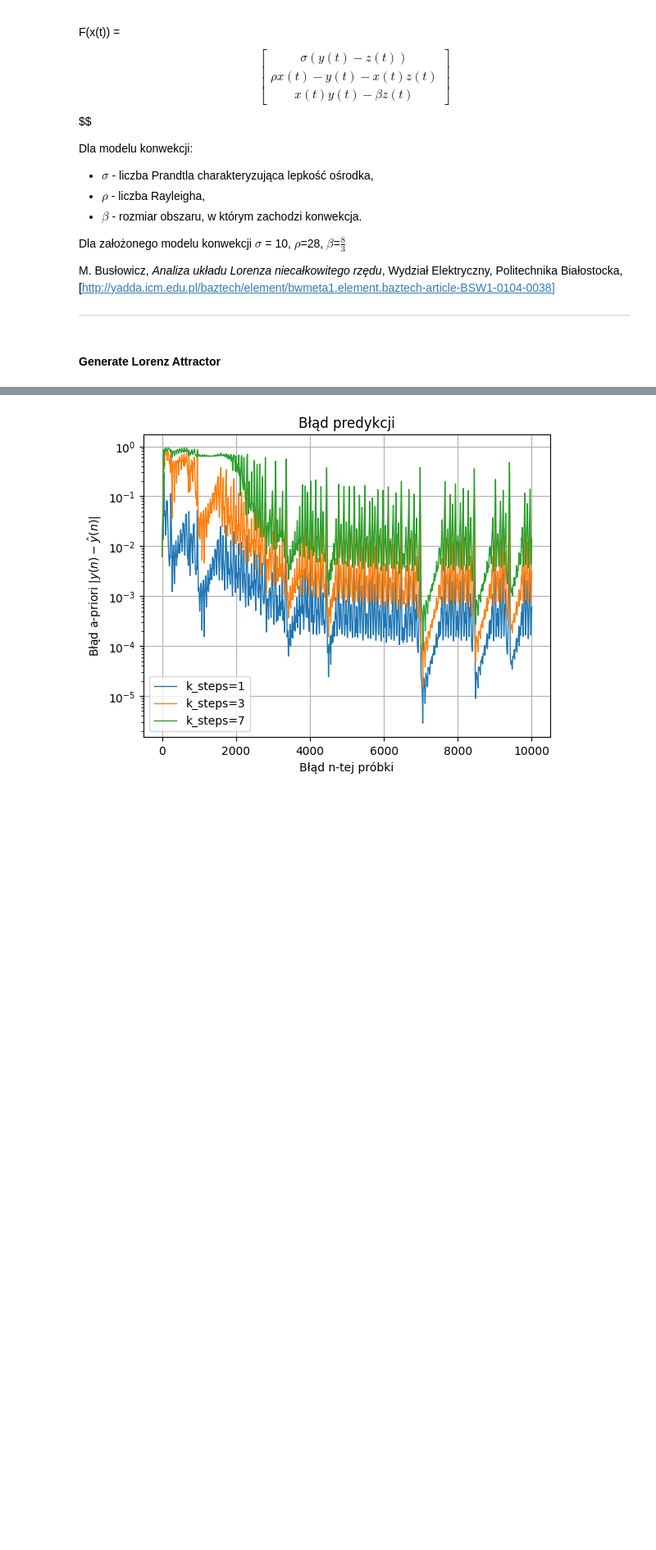
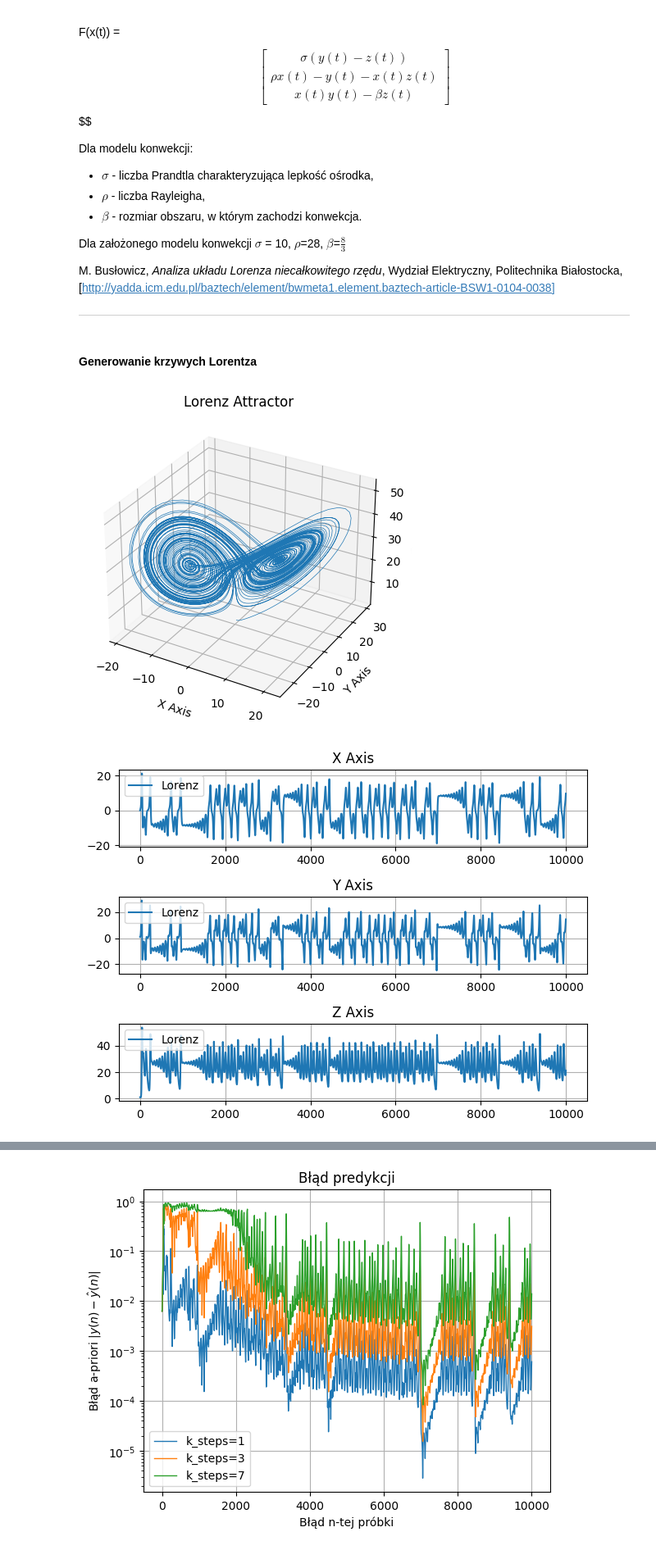
Before and after one commit to BezdzietnyAntoni/QuaternionPredictionAR, a Jupyter notebook: LorenzYule.ipynb, the cells around one changed output, grey strips where cells are left out. Shown at 82% size. Drawn from its saved outputs; the diff is of its cells as text; code cells hidden in the pictures; blank space fills up the shorter version.

```diff
--- a/LorenzYule.ipynb
+++ b/LorenzYule.ipynb
@@ -52,14 +52,19 @@ import library.choleskyDecomposition as cd
 import library.quaternionVisualisation as qv
 
 import library.lorenzAttractor as la
-# %% [markdown]
-#### Generate Lorenz Attractor
+# %% [markdown]
+#### Generowanie krzywych Lorentza
 # %%
 dt = 0.01           # 1/frequency sampling
 num_steps = 10000   # Number of steps
 
 xyzs = np.empty((num_steps + 1, 3))  # Need one more for the initial values
 xyzs[0] = (0., 1., 1.05)             # Set initial values
 
 for i in range(num_steps):
     xyzs[i + 1] = xyzs[i] + la.lorenz(xyzs[i]) * dt
+
+qv.displayLorenz([xyzs], ['Lorenz'])
+# %% [output]
+[figure, added]
+[figure, added]
```
Also changed, not shown: parts of 5 cells of this notebook, 1 other file.
